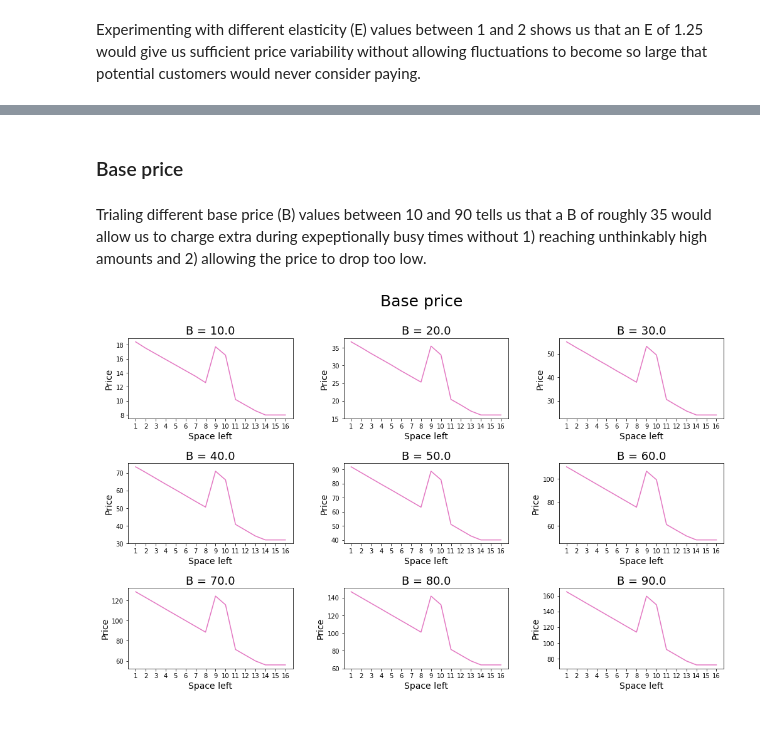
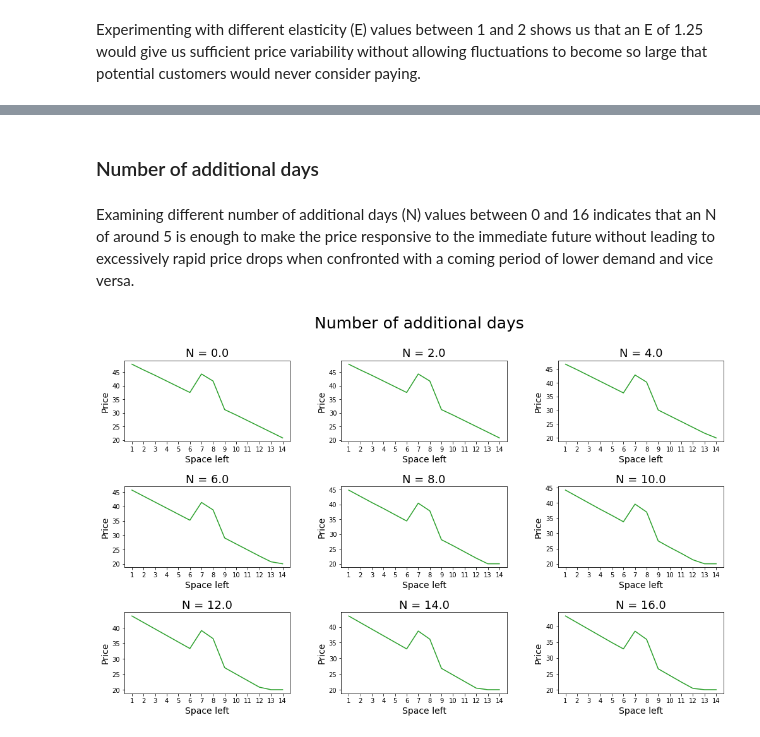
Before and after one commit to jcarterlab/SJ-Price-Algorithm, a Jupyter notebook: SJ-price-algorithm.ipynb, the cells around one changed output, grey strips where cells are left out. Cells and saved outputs as stored; diff of their text form; code cells hidden in the pictures.

```diff
--- a/SJ-price-algorithm.ipynb
+++ b/SJ-price-algorithm.ipynb
@@ -255,15 +229,15 @@ params_plot(F, 'Floor', 'tab:purple')
-# %% [markdown]
-### Base price
-# %% [markdown]
-Trialing different base price (B) values between 10 and 90 tells us that a B of roughly 35 would allow us to charge extra during expeptionally busy times without 1) reaching unthinkably high amounts and 2) allowing the price to drop too low.
-# %%
-# assigns F the preffered value of 0.8
-F = 0.8
-
-# creates a sequence of different FR values to try
-B = np.linspace(10, 90, 9)
-
-# visualizes the sequence of FR values
-params_plot(B, 'Base price', 'tab:pink')
-# %% [output]
-[figure, removed]
+# %% [markdown]
+### Number of additional days
+# %% [markdown]
+Examining different number of additional days (N) values between 0 and 16 indicates that an N of around 5 is enough to make the price responsive to the immediate future without leading to excessively rapid price drops when confronted with a coming period of lower demand and vice versa.
+# %%
+# assigns E the preffered value of 1.25
+E = 1.25
+
+# creates a sequence of different E values to try
+N = np.linspace(0, 16, 9)
+
+# visualizes the sequence of E values
+params_plot(N, 'Number of additional days', 'tab:green')
+# %% [output]
+[figure, added]
```
Also changed, not shown: parts of 29 cells of this notebook.
